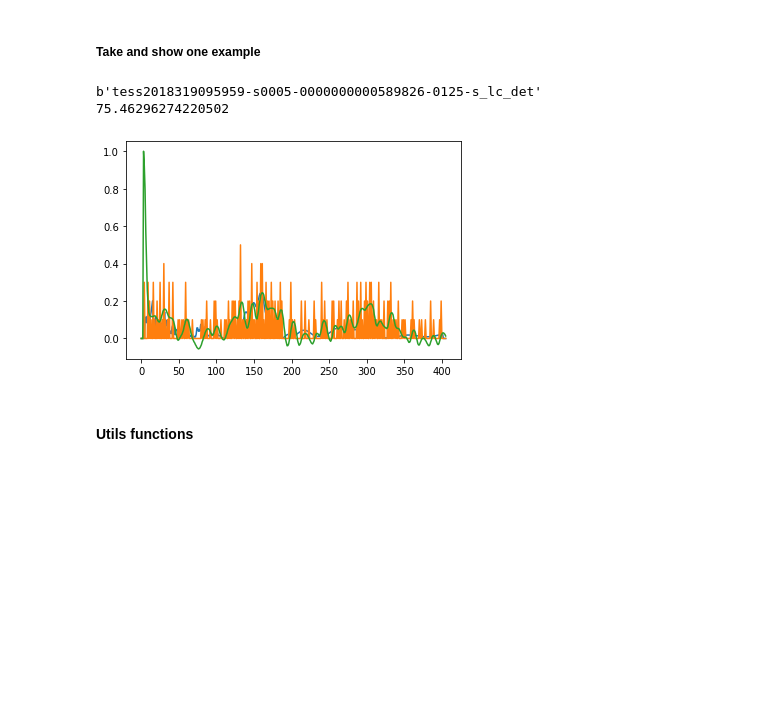
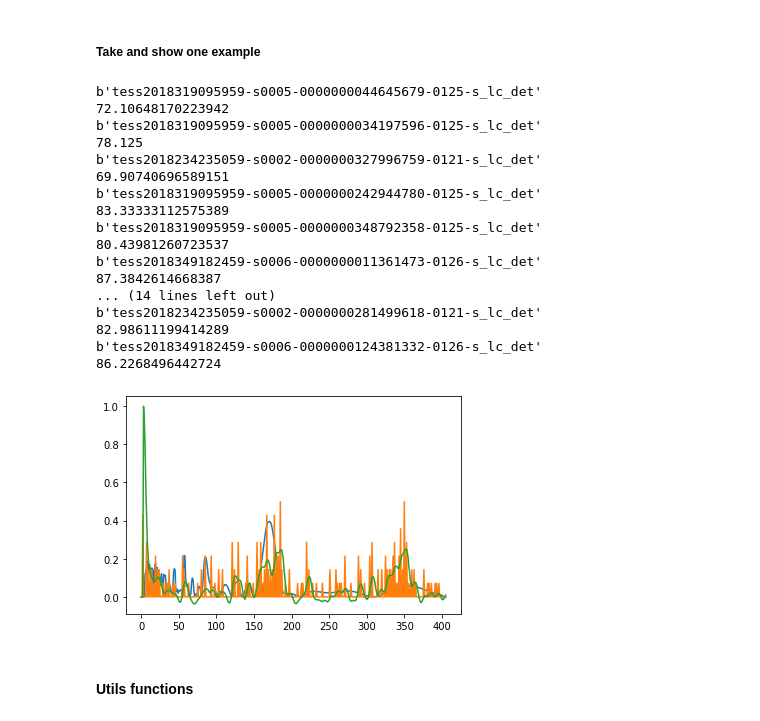
Before and after one commit to rmaestre/NN-Asteroseismology, a Jupyter notebook: astronn/notebooks/bedding.ipynb, the cells around one changed output. Saved outputs shown, nothing was run; the diff lists cells and outputs as text; code cells hidden in the pictures; blank space fills up the shorter version.

Commit message:
Bedding study Luminosity, with peaks (signal.processing)

```diff
--- a/astronn/notebooks/bedding.ipynb
+++ b/astronn/notebooks/bedding.ipynb
@@ -40,20 +41,35 @@ df_bedding = bedding_stars.load("../data/bedding/preprocessed/*", batch_size=57)
 ##### Take and show one example
 # %%
 aux = None
-for star in df_bedding.take(1):  # take the 1 bedding stars
+for star in df_bedding.take(15):  # take the 1 bedding stars
     aux = star
     print(str(star[0].numpy()[0]))
     print(str(star[3].numpy()[0] / 0.0864)) # Show dnu in muHz from Bedding's paper
 x = aux[1].numpy()
 
 plt.plot(x[0, :, 0])
 plt.plot(x[0, :, 1])
 plt.plot(x[0, :, 2])
 plt.show()
 # %% [output]
-b'tess2018319095959-s0005-0000000000589826-0125-s_lc_det'
-75.46296274220502
+b'tess2018319095959-s0005-0000000044645679-0125-s_lc_det'
+72.10648170223942
+b'tess2018319095959-s0005-0000000034197596-0125-s_lc_det'
+78.125
+b'tess2018234235059-s0002-0000000327996759-0121-s_lc_det'
+69.90740696589151
+b'tess2018319095959-s0005-0000000242944780-0125-s_lc_det'
+83.33333112575389
+b'tess2018319095959-s0005-0000000348792358-0125-s_lc_det'
+80.43981260723537
+b'tess2018349182459-s0006-0000000011361473-0126-s_lc_det'
+87.3842614668387
+... (14 lines left out)
+b'tess2018234235059-s0002-0000000281499618-0121-s_lc_det'
+82.98611199414289
+b'tess2018349182459-s0006-0000000124381332-0126-s_lc_det'
+86.2268496442724
-[figure, old version]
+[figure, new version]
 # %% [markdown]
 #### Utils functions
 # %%
```
Also changed, not shown: parts of 18 cells of this notebook.
